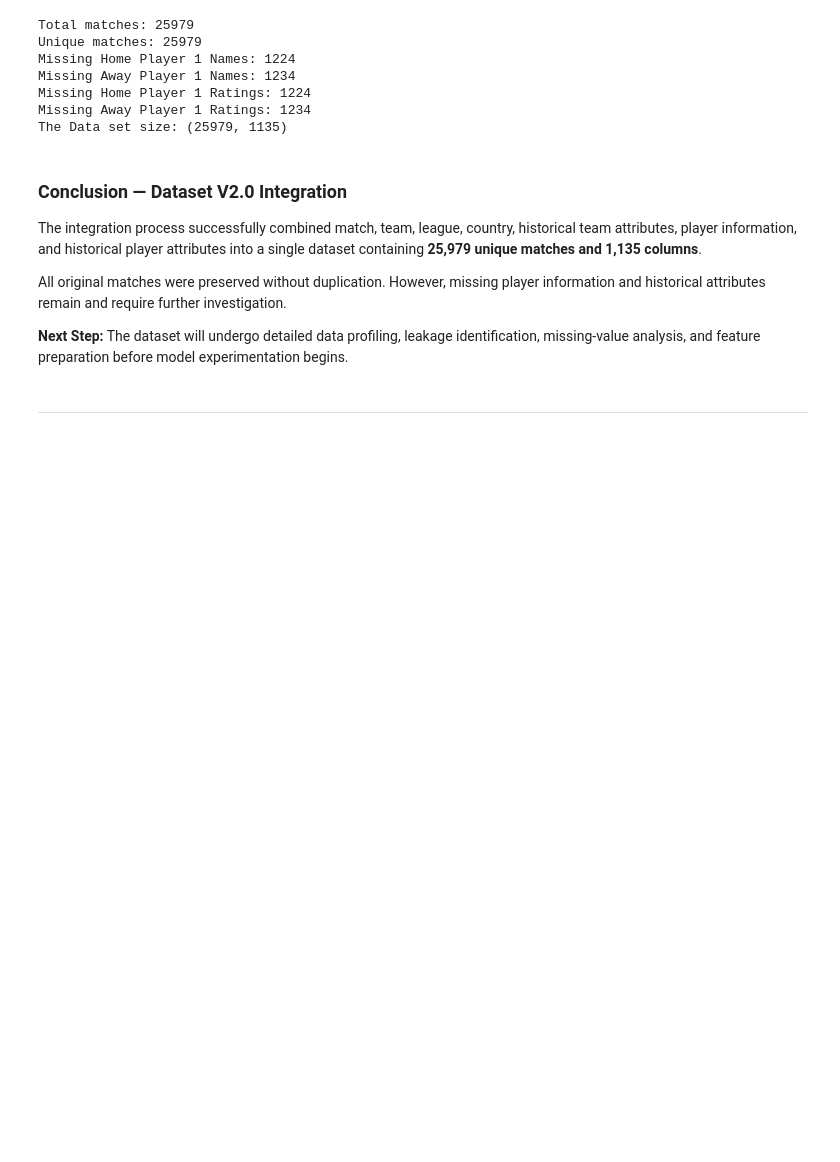
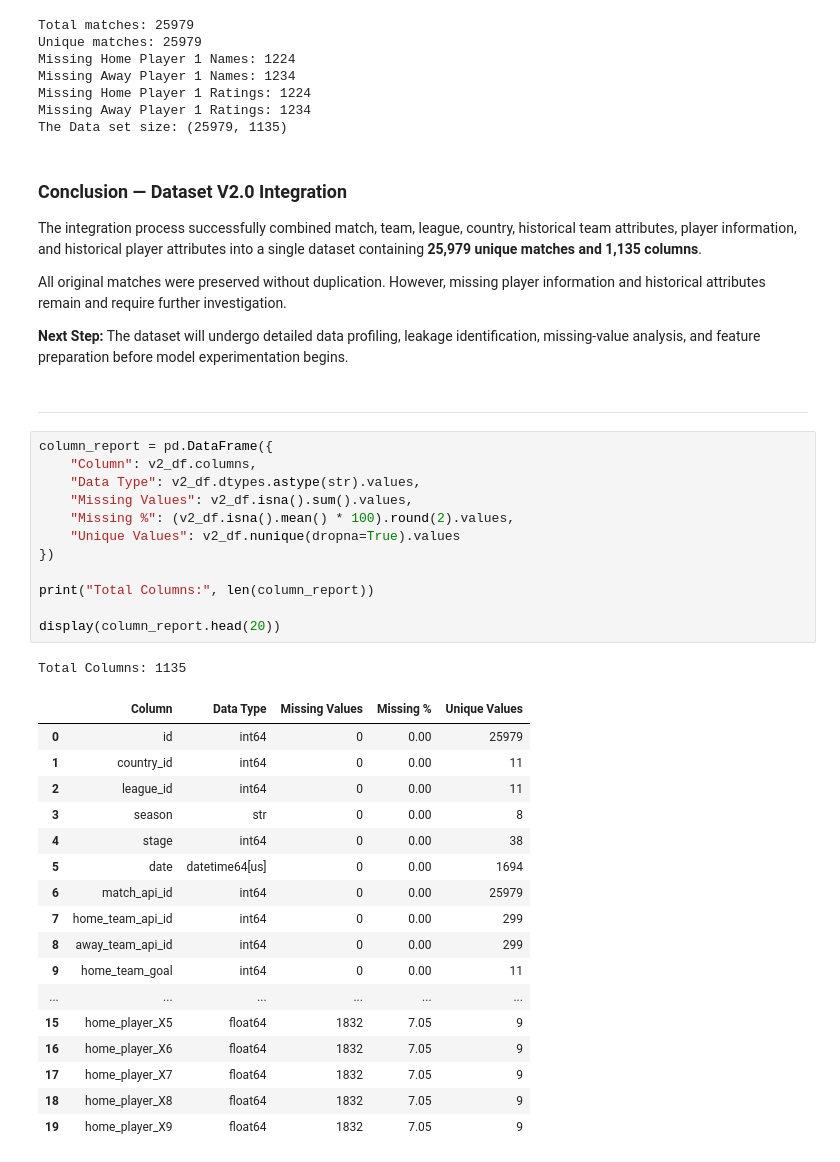
Before and after one commit to Aalli-Talpur/football-match-outcome-prediction, a Jupyter notebook: Notebook/04_Dataset_V2_Feature_Engineering_and_Experimentation.ipynb, the cells around one changed output. Drawn from its saved outputs; the diff is of its cells as text; blank space fills up the shorter version.

```diff
--- a/Notebook/04_Dataset_V2_Feature_Engineering_and_Experimentation.ipynb
+++ b/Notebook/04_Dataset_V2_Feature_Engineering_and_Experimentation.ipynb
@@ -543,3 +543,34 @@ All original matches were preserved without duplication. However, missing player
 **Next Step:** The dataset will undergo detailed data profiling, leakage identification, missing-value analysis, and feature preparation before model experimentation begins.
 # %% [markdown]
 ----
+# %%
+column_report = pd.DataFrame({
+    "Column": v2_df.columns,
+    "Data Type": v2_df.dtypes.astype(str).values,
+    "Missing Values": v2_df.isna().sum().values,
+    "Missing %": (v2_df.isna().mean() * 100).round(2).values,
+    "Unique Values": v2_df.nunique(dropna=True).values
+})
+
+print("Total Columns:", len(column_report))
+
+display(column_report.head(20))
+# %% [output]
+Total Columns: 1135
+|  | Column | Data Type | Missing Values | Missing % | Unique Values |
+| 0 | id | int64 | 0 | 0.00 | 25979 |
+| 1 | country_id | int64 | 0 | 0.00 | 11 |
+| 2 | league_id | int64 | 0 | 0.00 | 11 |
+| 3 | season | str | 0 | 0.00 | 8 |
+| 4 | stage | int64 | 0 | 0.00 | 38 |
+| 5 | date | datetime64[us] | 0 | 0.00 | 1694 |
+| 6 | match_api_id | int64 | 0 | 0.00 | 25979 |
+| 7 | home_team_api_id | int64 | 0 | 0.00 | 299 |
+| 8 | away_team_api_id | int64 | 0 | 0.00 | 299 |
+| 9 | home_team_goal | int64 | 0 | 0.00 | 11 |
+| ... | ... | ... | ... | ... | ... |
+| 15 | home_player_X5 | float64 | 1832 | 7.05 | 9 |
+| 16 | home_player_X6 | float64 | 1832 | 7.05 | 9 |
+| 17 | home_player_X7 | float64 | 1832 | 7.05 | 9 |
+| 18 | home_player_X8 | float64 | 1832 | 7.05 | 9 |
+| 19 | home_player_X9 | float64 | 1832 | 7.05 | 9 |
```
Also changed, not shown: parts of 13 cells of this notebook.
